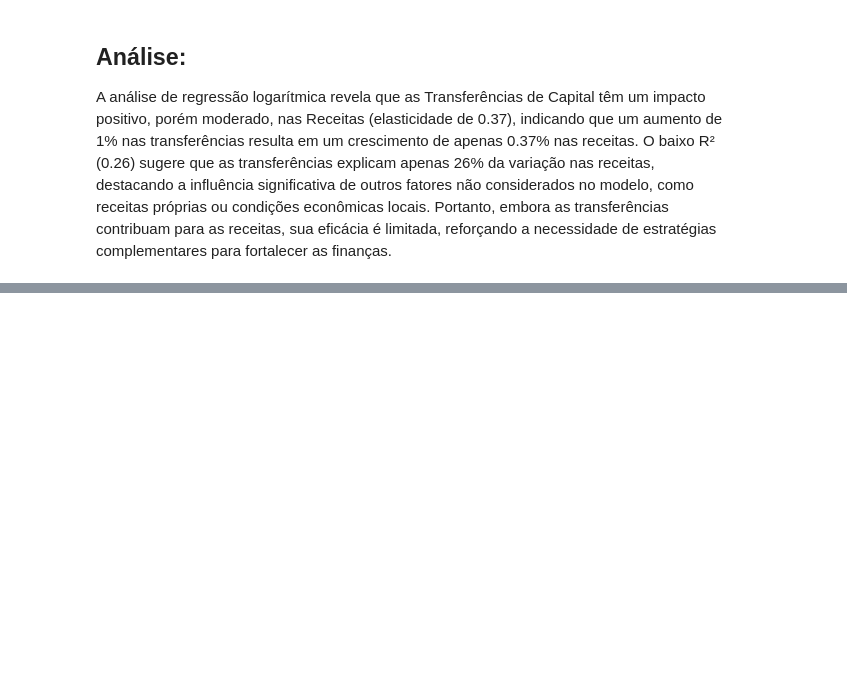
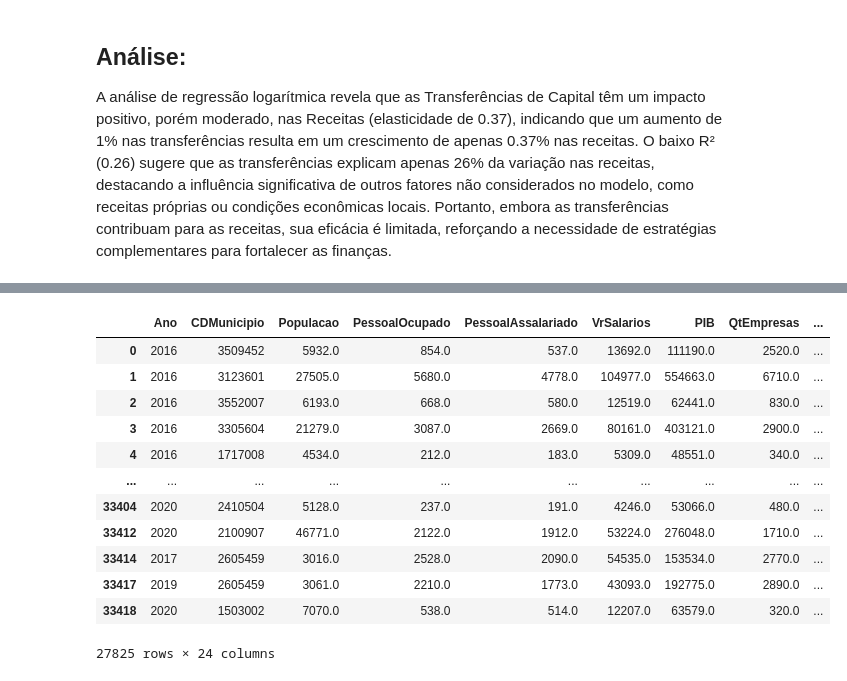
Before and after one commit to anaC-Fernandes/ProjetoDados, a Jupyter notebook: Notebooks/Dataset_Economia.ipynb, the cells around one changed output, grey strips where cells are left out. Saved outputs shown, nothing was run; the diff lists cells and outputs as text; code cells hidden in the pictures; blank space fills up the shorter version.

```diff
--- a/Notebooks/Dataset_Economia.ipynb
+++ b/Notebooks/Dataset_Economia.ipynb
@@ -1669,0 +1779,17 @@ A análise de regressão logarítmica revela que as Transferências de Capital t
+# %%
+df_filtrado = df.dropna(subset=['PIB'])
+df_filtrado
+# %% [output]
+|  | Ano | CDMunicipio | Populacao | PessoalOcupado | PessoalAssalariado | VrSalarios | PIB | QtEmpresas | ... |
+| 0 | 2016 | 3509452 | 5932.0 | 854.0 | 537.0 | 13692.0 | 111190.0 | 2520.0 | ... |
+| 1 | 2016 | 3123601 | 27505.0 | 5680.0 | 4778.0 | 104977.0 | 554663.0 | 6710.0 | ... |
+| 2 | 2016 | 3552007 | 6193.0 | 668.0 | 580.0 | 12519.0 | 62441.0 | 830.0 | ... |
+| 3 | 2016 | 3305604 | 21279.0 | 3087.0 | 2669.0 | 80161.0 | 403121.0 | 2900.0 | ... |
+| 4 | 2016 | 1717008 | 4534.0 | 212.0 | 183.0 | 5309.0 | 48551.0 | 340.0 | ... |
+| ... | ... | ... | ... | ... | ... | ... | ... | ... | ... |
+| 33404 | 2020 | 2410504 | 5128.0 | 237.0 | 191.0 | 4246.0 | 53066.0 | 480.0 | ... |
+| 33412 | 2020 | 2100907 | 46771.0 | 2122.0 | 1912.0 | 53224.0 | 276048.0 | 1710.0 | ... |
+| 33414 | 2017 | 2605459 | 3016.0 | 2528.0 | 2090.0 | 54535.0 | 153534.0 | 2770.0 | ... |
+| 33417 | 2019 | 2605459 | 3061.0 | 2210.0 | 1773.0 | 43093.0 | 192775.0 | 2890.0 | ... |
+| 33418 | 2020 | 1503002 | 7070.0 | 538.0 | 514.0 | 12207.0 | 63579.0 | 320.0 | ... |
+27825 rows × 24 columns
```
Also changed, not shown: parts of 30 cells of this notebook.
